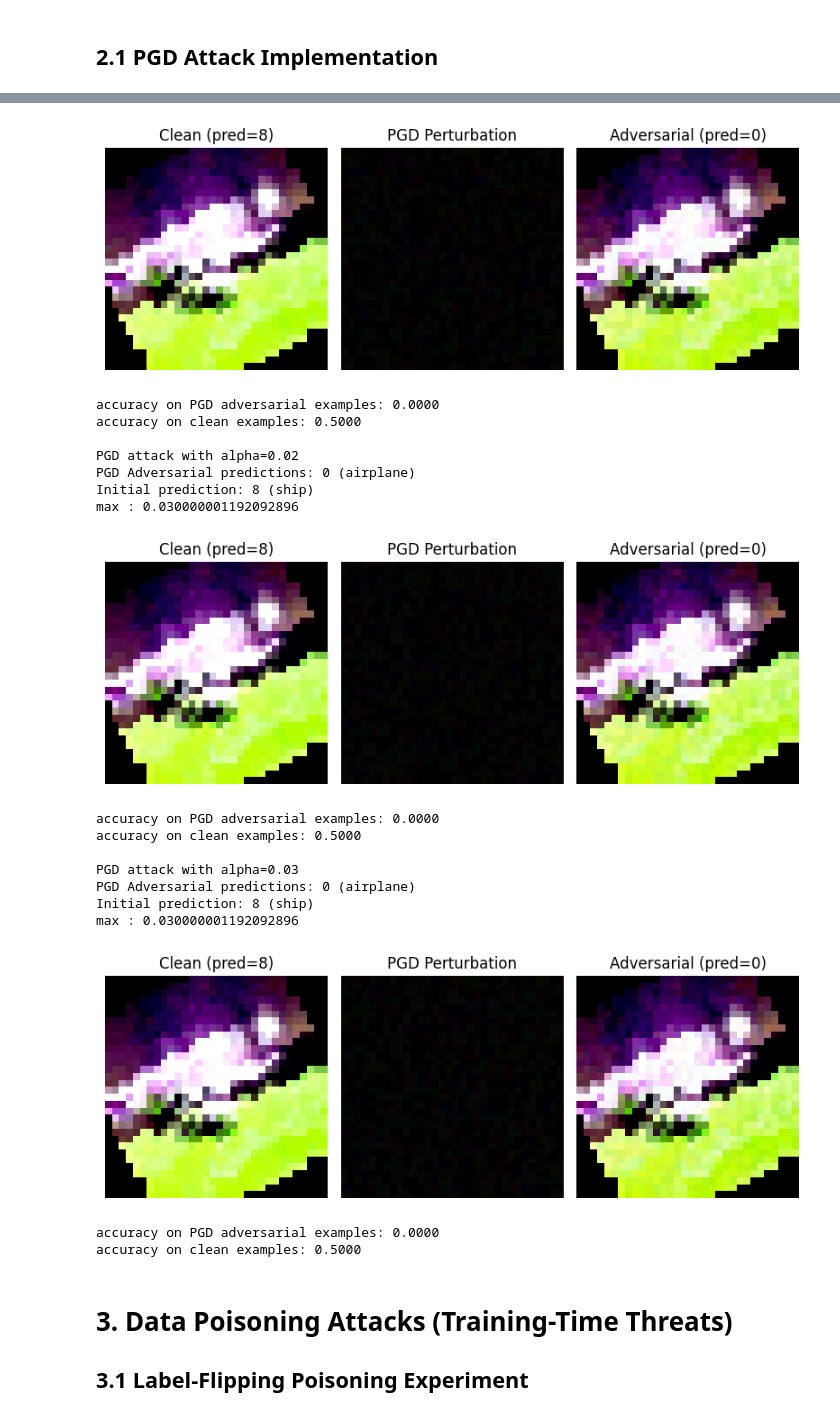
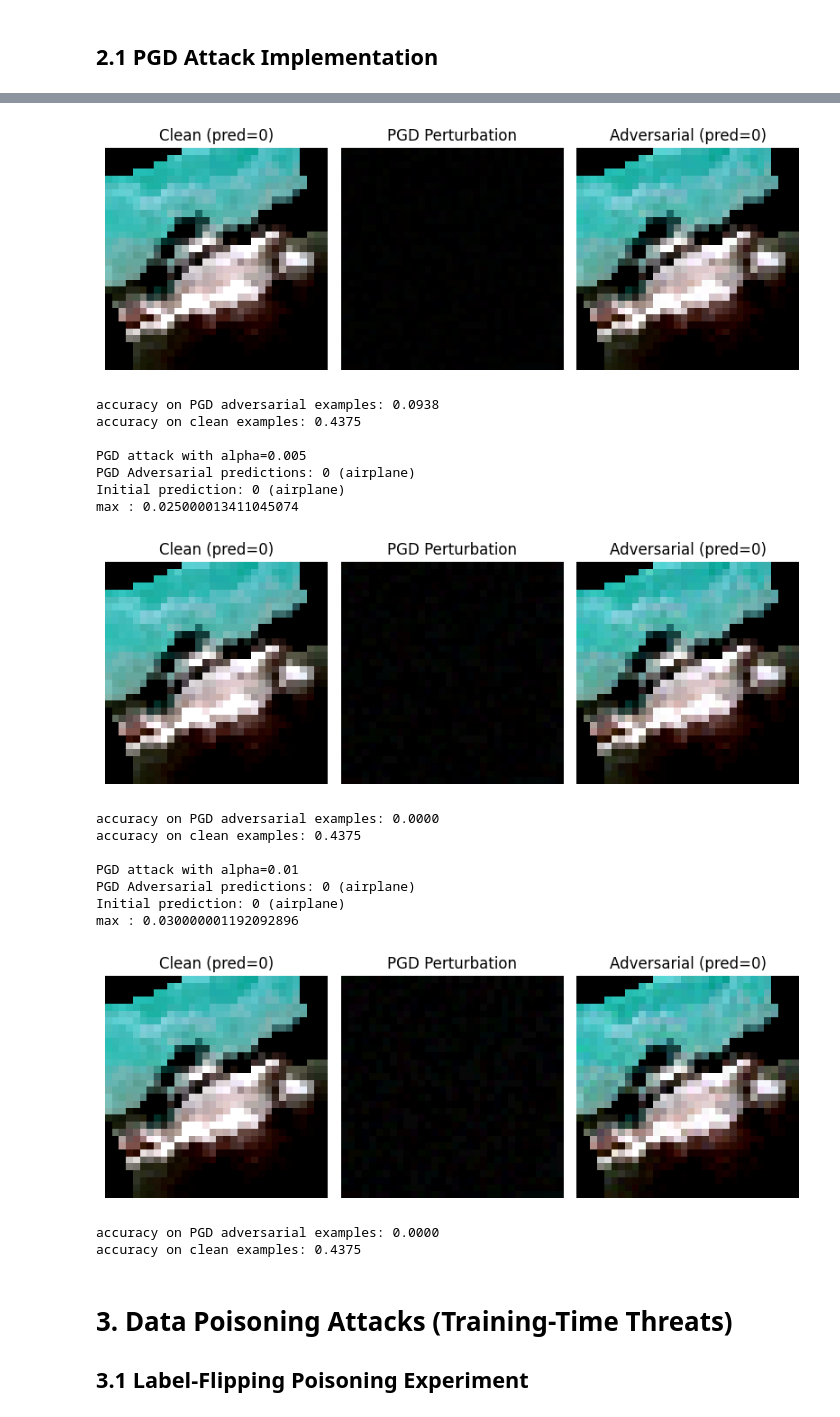
Before and after one commit to ianiskelf/INF6422E-Lab2, a Jupyter notebook: Lab2.ipynb, the cells around one changed output, grey strips where cells are left out. Saved outputs shown, nothing was run; the diff lists cells and outputs as text; code cells hidden in the pictures.

Commit message:
adversarial training

```diff
--- a/Lab2.ipynb
+++ b/Lab2.ipynb
@@ -612,7 +637,9 @@ def pgd_attack(model, images, labels, epsilon=0.03, alpha=0.01, num_iter=5):
     return images
 # %%
 # Test PGD attack with different alpha values
-for alpha in [0.001, 0.005, 0.01, 0.02, 0.03]:
+# 0.005 0.01
+
+for alpha in [0.001, 0.002, 0.003, 0.005, 0.01]:
     print(f"\nPGD attack with alpha={alpha}")
     pgd_images = pgd_attack(model, images, labels, epsilon=0.03, alpha=alpha, num_iter=5)
     pgd_outputs = model(pgd_images)
@@ -667,22 +694,22 @@ max : 0.030000001192092896
-[figure, old version]
+[figure, new version]
-accuracy on PGD adversarial examples: 0.0000
-accuracy on clean examples: 0.5000
+accuracy on PGD adversarial examples: 0.0938
+accuracy on clean examples: 0.4375
 
-PGD attack with alpha=0.02
+PGD attack with alpha=0.005
 PGD Adversarial predictions: 0 (airplane)
-Initial prediction: 8 (ship)
-max : 0.030000001192092896
+Initial prediction: 0 (airplane)
+max : 0.025000013411045074
-[figure, old version]
+[figure, new version]
 accuracy on PGD adversarial examples: 0.0000
-accuracy on clean examples: 0.5000
+accuracy on clean examples: 0.4375
 
-PGD attack with alpha=0.03
+PGD attack with alpha=0.01
 PGD Adversarial predictions: 0 (airplane)
-Initial prediction: 8 (ship)
+Initial prediction: 0 (airplane)
 max : 0.030000001192092896
-[figure, old version]
+[figure, new version]
 accuracy on PGD adversarial examples: 0.0000
-accuracy on clean examples: 0.5000
+accuracy on clean examples: 0.4375
 # %% [markdown]
 # 3. Data Poisoning Attacks (Training-Time Threats)
 ## 3.1 Label-Flipping Poisoning Experiment
```
Also changed, not shown: parts of 10 cells of this notebook, 1 other file.
